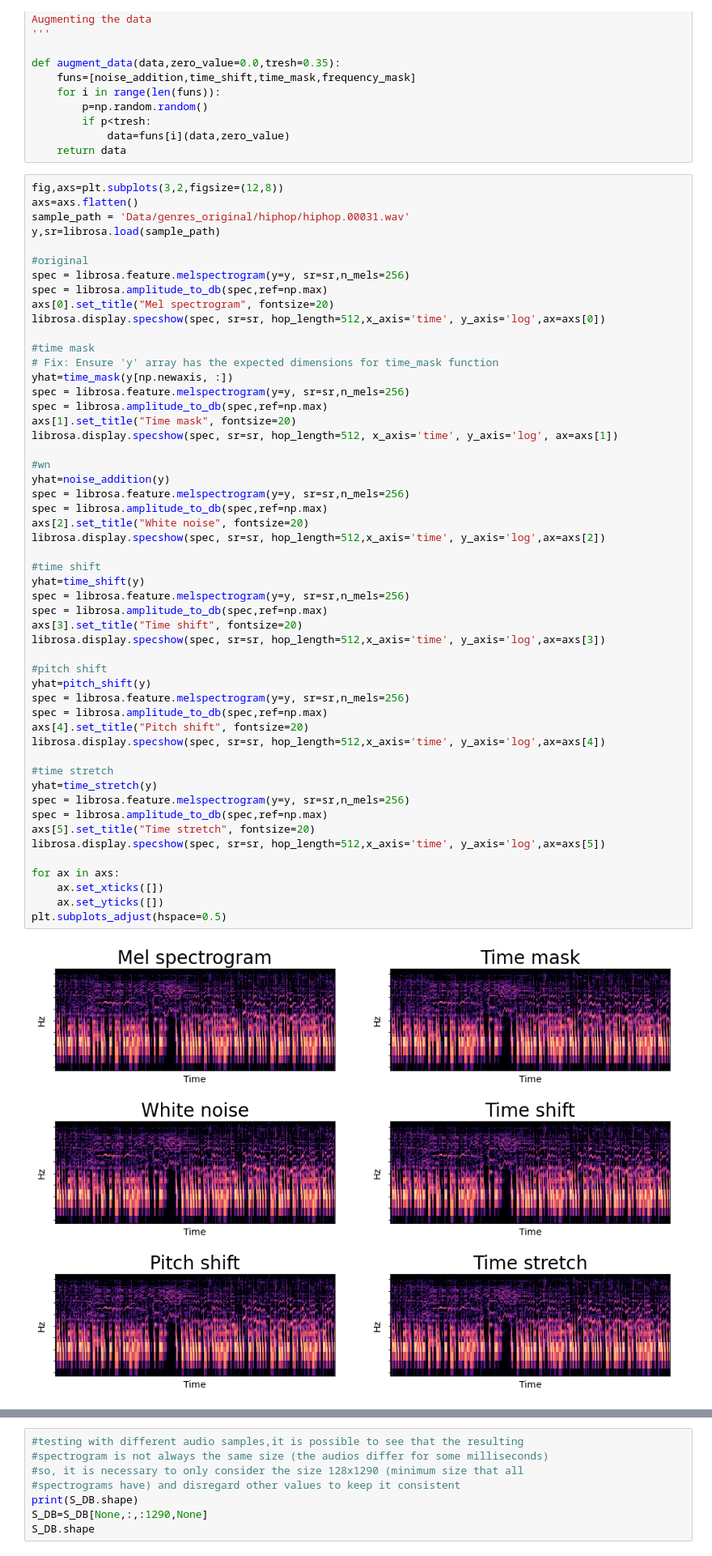
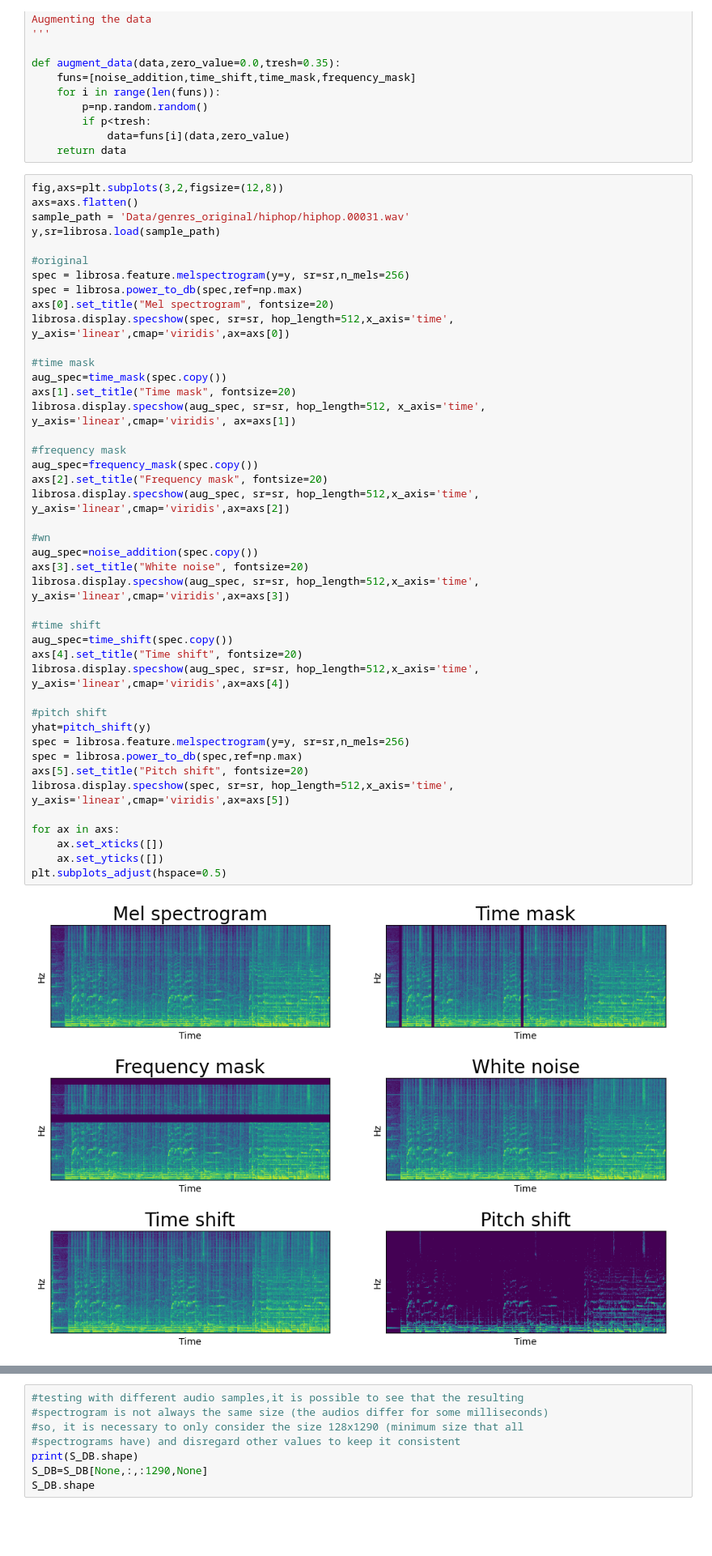
Before and after one commit to manuu1311/Music_genre_classification, a Jupyter notebook: Deliverables/project.ipynb, the cells around one changed output, grey strips where cells are left out. Shown at 81% size. Drawn from its saved outputs; the diff is of its cells as text; blank space fills up the shorter version.

```diff
--- a/Deliverables/project.ipynb
+++ b/Deliverables/project.ipynb
@@ -243,57 +243,48 @@ def augment_data(data,zero_value=0.0,tresh=0.35):
 # %%
 fig,axs=plt.subplots(3,2,figsize=(12,8))
 axs=axs.flatten()
 sample_path = 'Data/genres_original/hiphop/hiphop.00031.wav'
 y,sr=librosa.load(sample_path)
 
 #original
 spec = librosa.feature.melspectrogram(y=y, sr=sr,n_mels=256)
-spec = librosa.amplitude_to_db(spec,ref=np.max)
+spec = librosa.power_to_db(spec,ref=np.max)
 axs[0].set_title("Mel spectrogram", fontsize=20)
-librosa.display.specshow(spec, sr=sr, hop_length=512,x_axis='time', y_axis='log',ax=axs[0])
+librosa.display.specshow(spec, sr=sr, hop_length=512,x_axis='time', y_axis='linear',cmap='viridis',ax=axs[0])
 
 #time mask
-# Fix: Ensure 'y' array has the expected dimensions for time_mask function
-yhat=time_mask(y[np.newaxis, :])
-spec = librosa.feature.melspectrogram(y=y, sr=sr,n_mels=256)
-spec = librosa.amplitude_to_db(spec,ref=np.max)
+aug_spec=time_mask(spec.copy())
 axs[1].set_title("Time mask", fontsize=20)
-librosa.display.specshow(spec, sr=sr, hop_length=512, x_axis='time', y_axis='log', ax=axs[1])
+librosa.display.specshow(aug_spec, sr=sr, hop_length=512, x_axis='time', y_axis='linear',cmap='viridis', ax=axs[1])
+
+#frequency mask
+aug_spec=frequency_mask(spec.copy())
+axs[2].set_title("Frequency mask", fontsize=20)
+librosa.display.specshow(aug_spec, sr=sr, hop_length=512,x_axis='time', y_axis='linear',cmap='viridis',ax=axs[2])
 
 #wn
-yhat=noise_addition(y)
-spec = librosa.feature.melspectrogram(y=y, sr=sr,n_mels=256)
-spec = librosa.amplitude_to_db(spec,ref=np.max)
-axs[2].set_title("White noise", fontsize=20)
-librosa.display.specshow(spec, sr=sr, hop_length=512,x_axis='time', y_axis='log',ax=axs[2])
+aug_spec=noise_addition(spec.copy())
+axs[3].set_title("White noise", fontsize=20)
+librosa.display.specshow(aug_spec, sr=sr, hop_length=512,x_axis='time', y_axis='linear',cmap='viridis',ax=axs[3])
 
 #time shift
-yhat=time_shift(y)
-spec = librosa.feature.melspectrogram(y=y, sr=sr,n_mels=256)
-spec = librosa.amplitude_to_db(spec,ref=np.max)
-axs[3].set_title("Time shift", fontsize=20)
-librosa.display.specshow(spec, sr=sr, hop_length=512,x_axis='time', y_axis='log',ax=axs[3])
+aug_spec=time_shift(spec.copy())
+axs[4].set_title("Time shift", fontsize=20)
+librosa.display.specshow(aug_spec, sr=sr, hop_length=512,x_axis='time', y_axis='linear',cmap='viridis',ax=axs[4])
 
 #pitch shift
 yhat=pitch_shift(y)
 spec = librosa.feature.melspectrogram(y=y, sr=sr,n_mels=256)
-spec = librosa.amplitude_to_db(spec,ref=np.max)
-axs[4].set_title("Pitch shift", fontsize=20)
-librosa.display.specshow(spec, sr=sr, hop_length=512,x_axis='time', y_axis='log',ax=axs[4])
-
-#time stretch
-yhat=time_stretch(y)
-spec = librosa.feature.melspectrogram(y=y, sr=sr,n_mels=256)
-spec = librosa.amplitude_to_db(spec,ref=np.max)
-axs[5].set_title("Time stretch", fontsize=20)
-librosa.display.specshow(spec, sr=sr, hop_length=512,x_axis='time', y_axis='log',ax=axs[5])
+spec = librosa.power_to_db(spec,ref=np.max)
+axs[5].set_title("Pitch shift", fontsize=20)
+librosa.display.specshow(spec, sr=sr, hop_length=512,x_axis='time', y_axis='linear',cmap='viridis',ax=axs[5])
 
 for ax in axs:
     ax.set_xticks([])
     ax.set_yticks([])
 plt.subplots_adjust(hspace=0.5)
 # %% [output]
-[figure, old version]
+[figure, new version]
 # %%
 #randomly apply transformations
 #run this block multiple times to see the different possibilities
```
Also changed, not shown: parts of 8 cells of this notebook, 9 other files.
